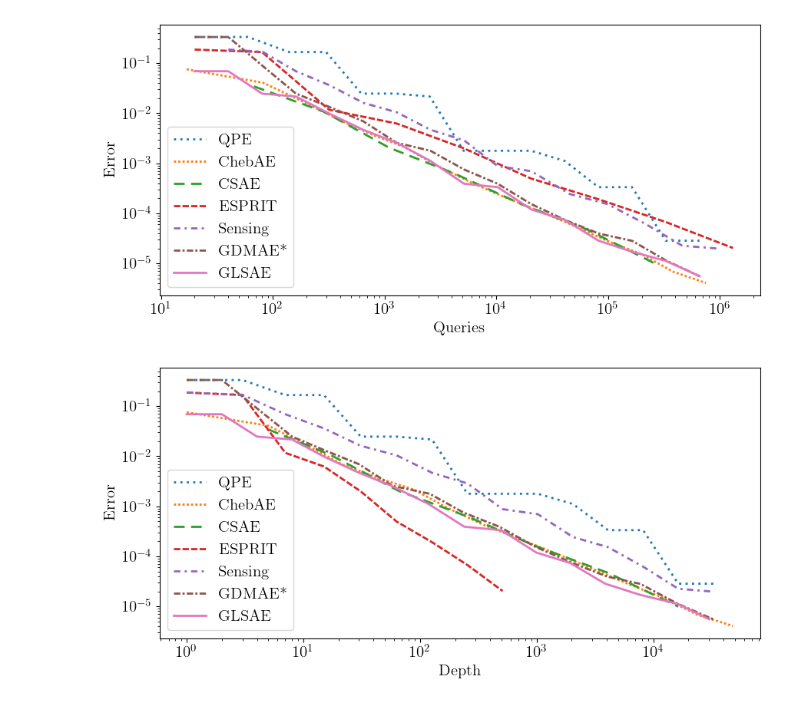
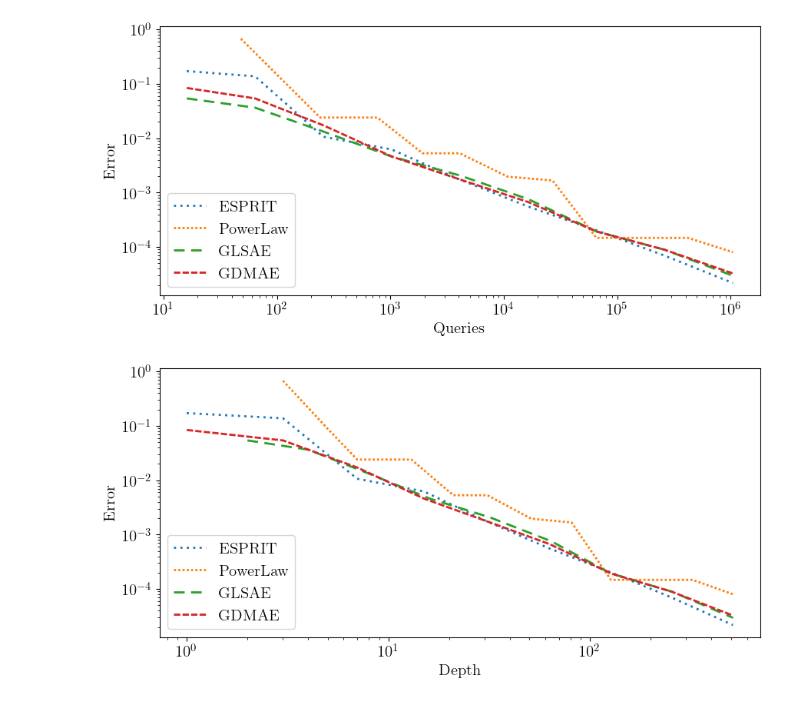
Before and after one commit to georgepwhuang/qae_with_spe, a Jupyter notebook: uniform.ipynb, the cells around one changed output. Drawn from its saved outputs; the diff is of its cells as text; code cells hidden in the pictures.

```diff
--- a/uniform.ipynb
+++ b/uniform.ipynb
@@ -20,49 +27,53 @@ with open('./output/comparison/esprit.jsonl', 'w') as f:
+# %%
+with open('./output/uniform/glsae.jsonl', 'w') as f:
+    for j in range(100):
+        res = [glsae(target, i, i**2*4, rng, G=np.ceil(i**0.5)*8) for i in 2 ** np.arange(1, 10)]
+        y, x, z = zip(*res)
+        json.dump({"query": np.array(x).tolist(),"value": np.array(y).tolist(), "depth": np.array(z).tolist()}, f)
+        f.write("\n")
 # %%
-with open('./output/comparison/gdmae.jsonl', 'w') as f:
+with open('./output/uniform/gdmae.jsonl', 'w') as f:
     for j in range(100):
-        res = [gdmae(target, i, i * 20, rng, sine=True) for i in 2 ** np.arange(0, 16)]
+        res = [gdmae(target, i, i**2*2, rng, G=np.ceil(i**0.5)*8) for i in 2 ** np.arange(1, 10)]
         y, x, z = zip(*res)
-        json.dump({"query": np.array(x).tolist(),"value": np.array(y).tolist(), "depth": np.array(z).tolist()}, f)
+        json.dump({"query": (2*np.array(x)).tolist(),"value": np.array(y).tolist(), "depth": np.array(z).tolist()}, f)
         f.write("\n")
 # %%
-#plt.rcParams.update({'font.size': 15, 'font.family': "serif","font.serif": "CMU Serif", 'text.usetex': True})
+plt.rcParams.update({'font.size': 15, 'font.family': "serif","font.serif": "CMU Serif", 'text.usetex': True})
 # %%
-algos = ["QPE", "ChebAE", "CSAE", "ESPRIT", "Sensing", "GDMAE*", "GLSAE"]
+algos = ["ESPRIT", "PowerLaw", "GLSAE", "GDMAE"]
 linestyle_tuple = [
      ('dotted',                (0, (1, 2))),
      ('densely dotted',        (0, (1, 1))),
      ('dashed',                (0, (5, 3))),
-     ('densely dashed',        (0, (3, 1))),
-     ('dashdotted',            (0, (3, 2, 1, 2))),
-     ('densely dashdotted',    (0, (3, 1, 1, 1))),
-     ('solid', 'solid')]
+     ('densely dashed',        (0, (3, 1)))]
 # %%
 fig, ax = plt.subplots(figsize=(9,4.5))
 for algo, (_,style) in zip(algos,linestyle_tuple):
-    with open(f'./output/comparison/{algo.lower()}.jsonl', 'r') as json_file:
+    with open(f'./output/uniform/{algo.lower()}.jsonl', 'r') as json_file:
         json_list = list(json_file)
     time = []
     value = []
     for json_str in json_list:
         res = json.loads(json_str)
         time.append(res["query"])
         value.append(res["value"])
     time = np.max(time,axis=0)
     error = np.median(np.abs(np.array(value)-target), axis=0)
     plt.plot(time,error,label=algo,linestyle=style,linewidth=2)
 plt.xscale('log')
 plt.yscale('log')
 plt.xlabel("Queries")
 plt.ylabel("Error")
 plt.legend(loc="lower left")
 plt.tight_layout()
 plt.savefig("compare_query.pdf", bbox_inches='tight')
 # %% [output]
-[figure, old version]
+[figure, new version]
 # %%
 fig, ax = plt.subplots(figsize=(9,4.5))
 for algo, (_,style) in zip(algos,linestyle_tuple):
-    with open(f'./output/comparison/{algo.lower()}.jsonl', 'r') as json_file:
+    with open(f'./output/uniform/{algo.lower()}.jsonl', 'r') as json_file:
         json_list = list(json_file)
     time = []
     value = []
@@ -81,4 +92,4 @@ plt.legend(loc="lower left")
 plt.tight_layout()
 plt.savefig("compare_depth.pdf", bbox_inches='tight')
 # %% [output]
-[figure, old version]
+[figure, new version]
```
Also changed, not shown: parts of 4 cells of this notebook, 18 other files.
